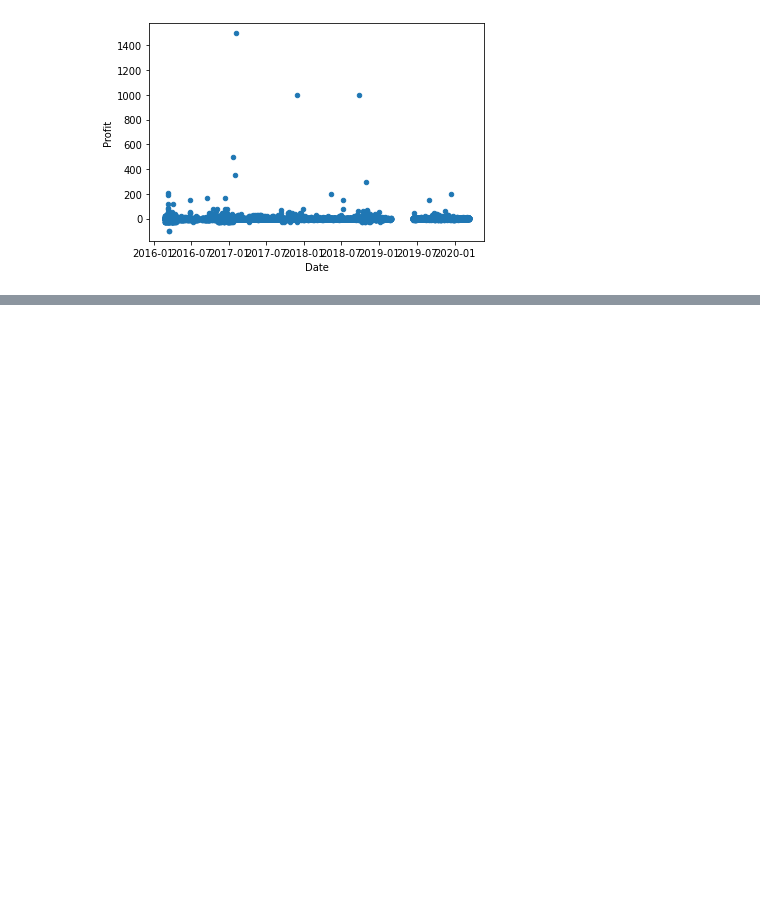
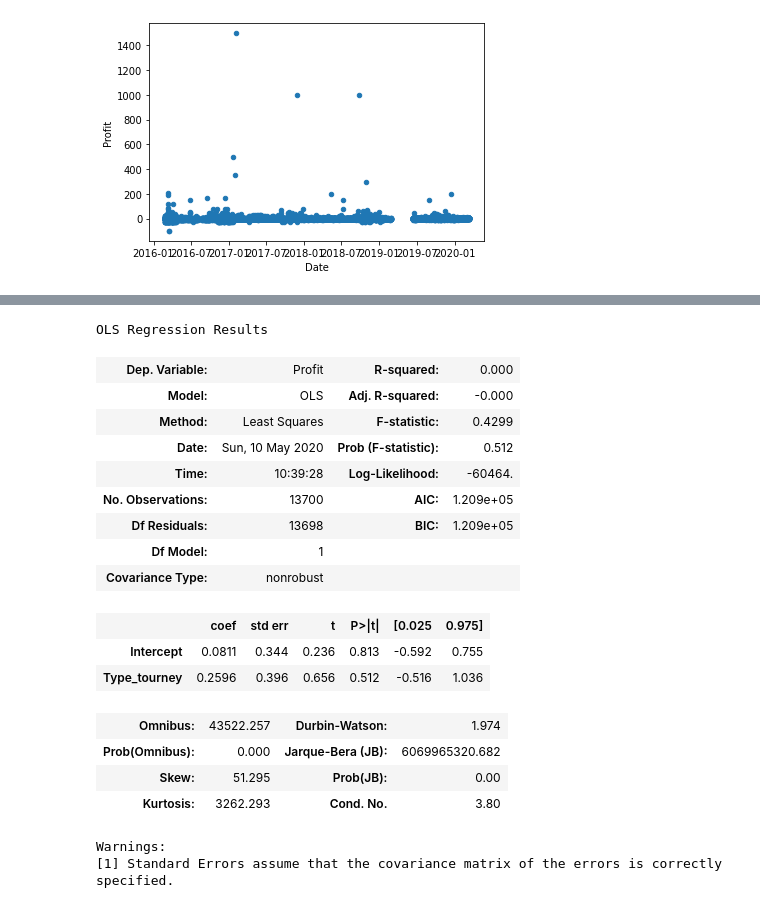
Before and after one commit to triolinho/verbose-octo-sniffle, a Jupyter notebook: fanduel_notebook.ipynb, the cells around one changed output, grey strips where cells are left out. Drawn from its saved outputs; the diff is of its cells as text; code cells hidden in the pictures; blank space fills up the shorter version.

```diff
--- a/fanduel_notebook.ipynb
+++ b/fanduel_notebook.ipynb
@@ -560,0 +574,23 @@ abline_plot(model_results=fd_reg_simple2, ax=ax)
+# %%
+fd_reg_simple4 = ols(formula= "Profit~Type_tourney", data=fd_df_2).fit()
+fd_reg_simple4.summary()
+# %% [output]
+OLS Regression Results
+| Dep. Variable: | Profit | R-squared: | 0.000 |
+| Model: | OLS | Adj. R-squared: | -0.000 |
+| Method: | Least Squares | F-statistic: | 0.4299 |
+| Date: | Sun, 10 May 2020 | Prob (F-statistic): | 0.512 |
+| Time: | 10:39:28 | Log-Likelihood: | -60464. |
+| No. Observations: | 13700 | AIC: | 1.209e+05 |
+| Df Residuals: | 13698 | BIC: | 1.209e+05 |
+| Df Model: | 1 |  |  |
+| Covariance Type: | nonrobust |  |  |
+|  | coef | std err | t | P>|t| | [0.025 | 0.975] |
+| Intercept | 0.0811 | 0.344 | 0.236 | 0.813 | -0.592 | 0.755 |
+| Type_tourney | 0.2596 | 0.396 | 0.656 | 0.512 | -0.516 | 1.036 |
+| Omnibus: | 43522.257 | Durbin-Watson: | 1.974 |
+| Prob(Omnibus): | 0.000 | Jarque-Bera (JB): | 6069965320.682 |
+| Skew: | 51.295 | Prob(JB): | 0.00 |
+| Kurtosis: | 3262.293 | Cond. No. | 3.80 |
+Warnings:
+[1] Standard Errors assume that the covariance matrix of the errors is correctly specified.
```
Also changed, not shown: parts of 5 cells of this notebook, 3 other files.
